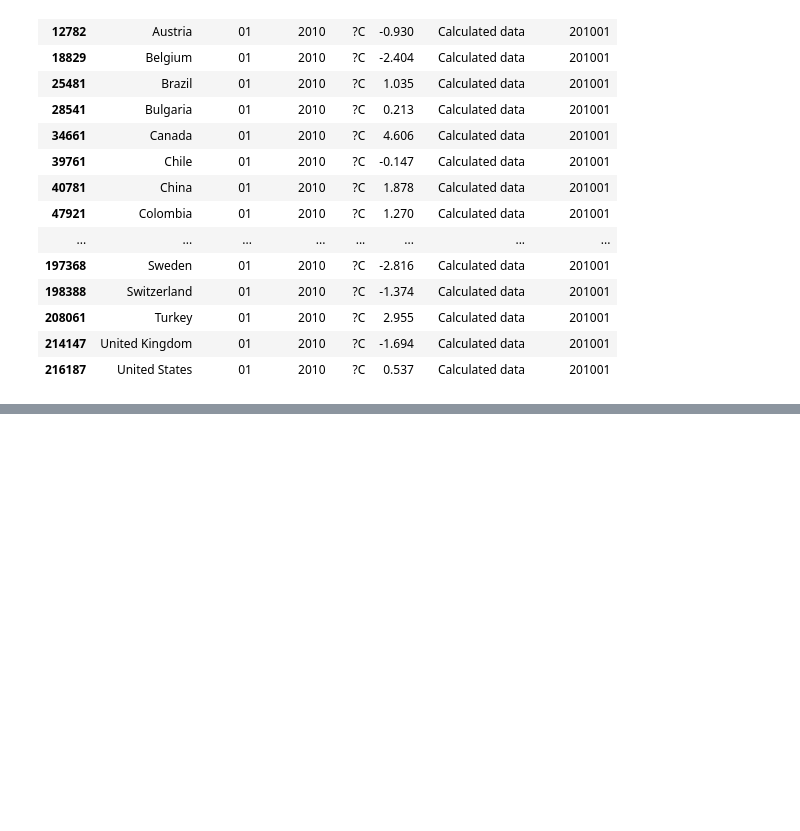
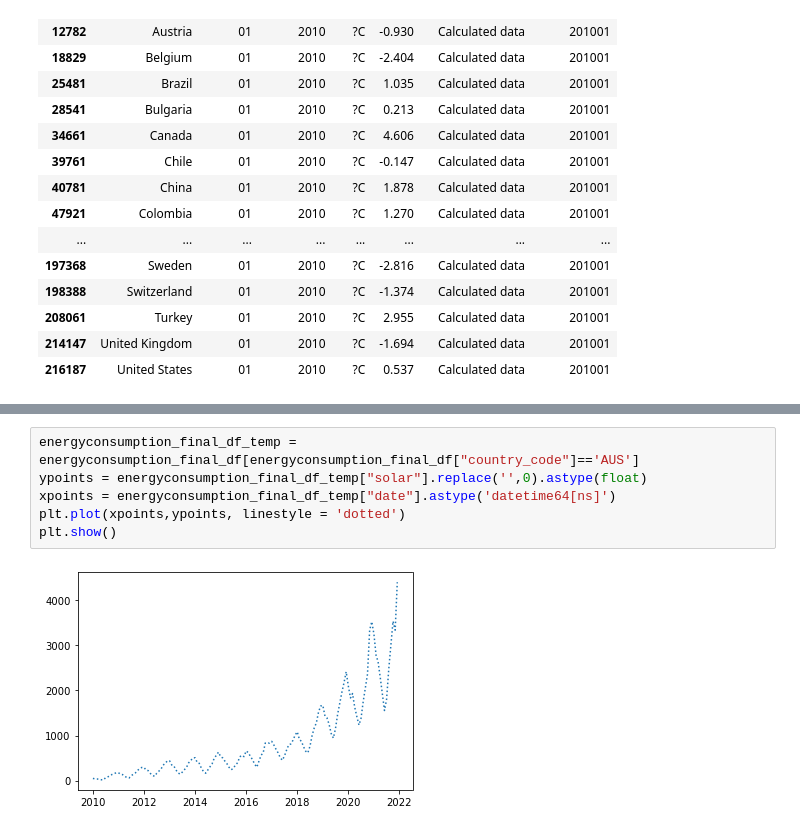
Before and after one commit to shwetajain1022/Project-4, a Jupyter notebook: population_gdp_SJ_WIP.ipynb, the cells around one changed output, grey strips where cells are left out. Saved outputs shown, nothing was run; the diff lists cells and outputs as text; blank space fills up the shorter version.

```diff
--- a/population_gdp_SJ_WIP.ipynb
+++ b/population_gdp_SJ_WIP.ipynb
@@ -1065,0 +1188,8 @@ KeyError: ''
+# %%
+energyconsumption_final_df_temp = energyconsumption_final_df[energyconsumption_final_df["country_code"]=='AUS']
+ypoints = energyconsumption_final_df_temp["solar"].replace('',0).astype(float)
+xpoints = energyconsumption_final_df_temp["date"].astype('datetime64[ns]')
+plt.plot(xpoints,ypoints, linestyle = 'dotted')
+plt.show()
+# %% [output]
+[figure, added]
```
Also changed, not shown: parts of 17 cells of this notebook, 2 other files.
